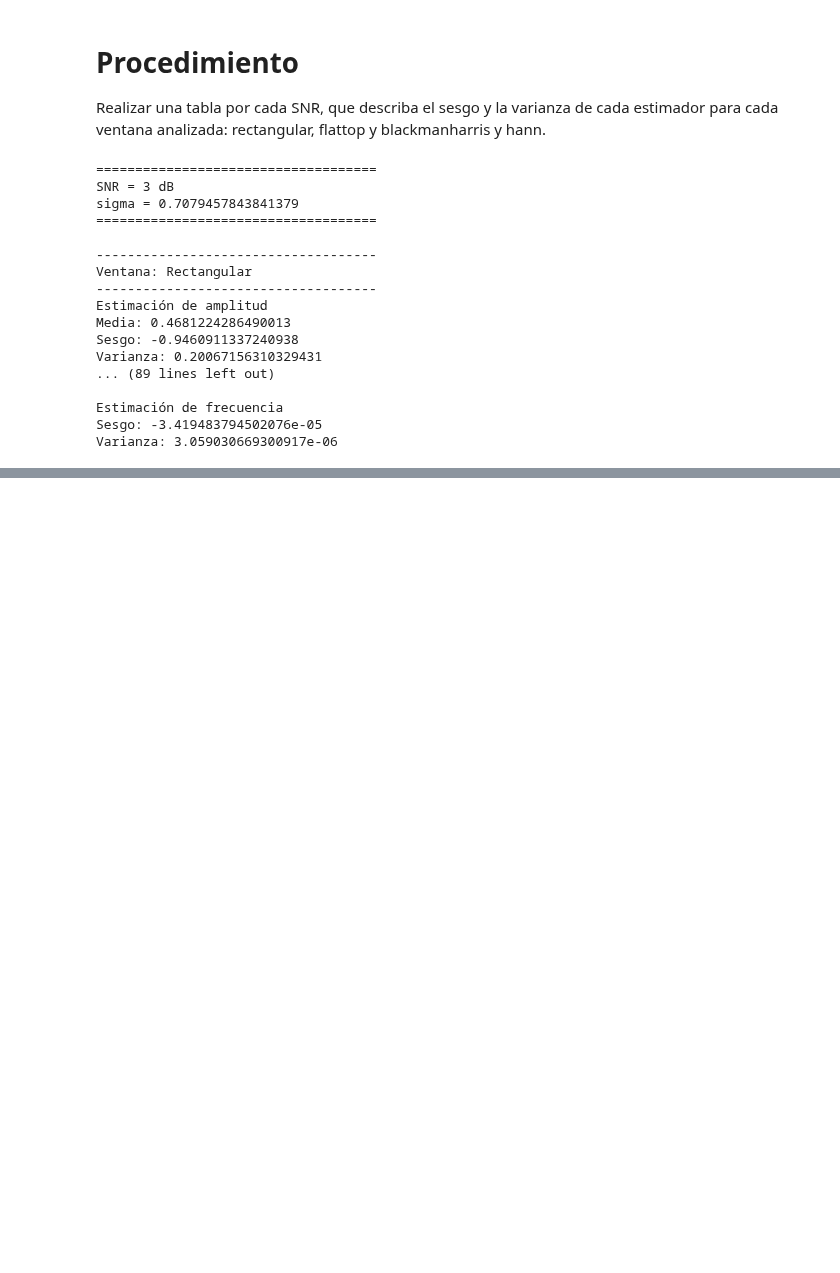
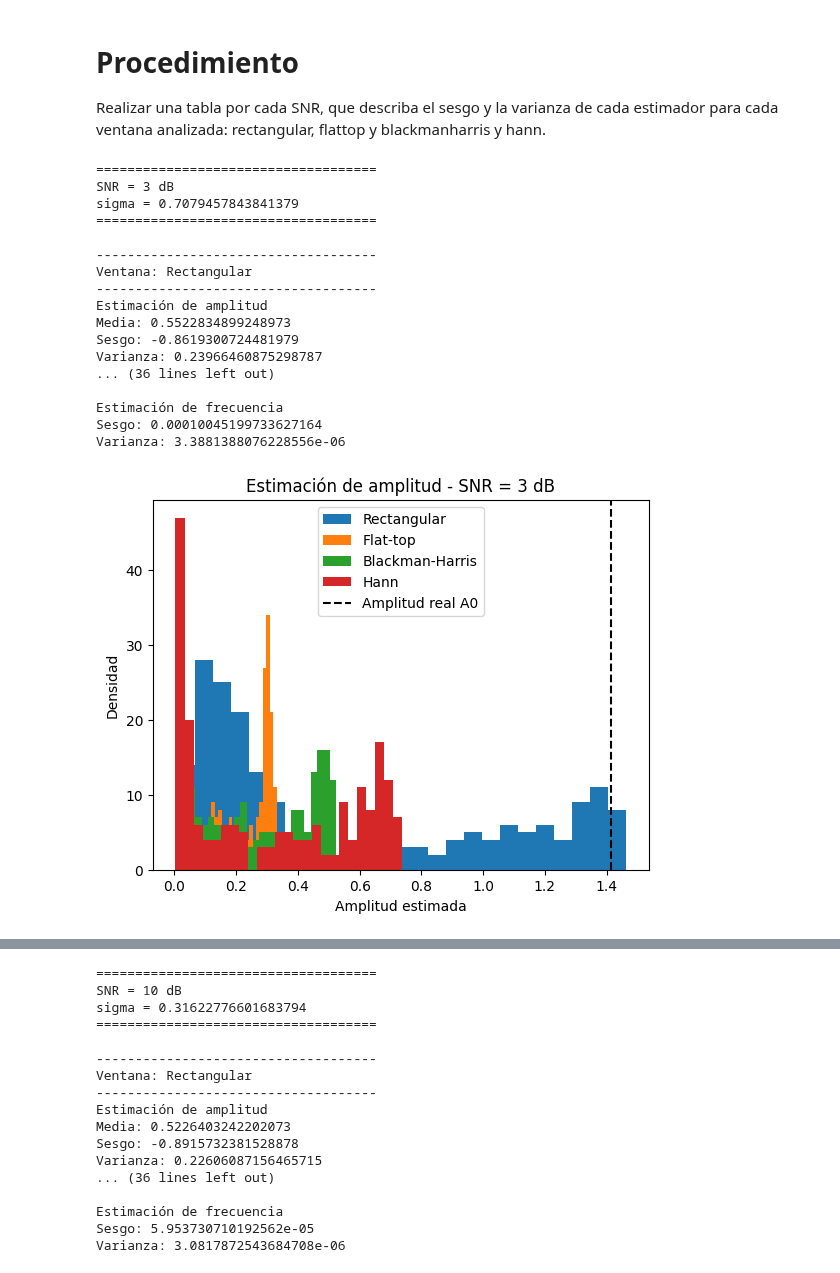
Before and after one commit to SerenaSagg/APS, a Jupyter notebook: TS4.ipynb, the cells around one changed output, grey strips where cells are left out. Drawn from its saved outputs; the diff is of its cells as text; code cells hidden in the pictures; blank space fills up the shorter version.

```diff
--- a/TS4.ipynb
+++ b/TS4.ipynb
@@ -52,6 +52,7 @@ La varianza mide la dispersión de las estimaciones alrededor de su valor medio.
 Realizar una tabla por cada SNR, que describa el sesgo y la varianza de cada estimador para cada ventana analizada: rectangular, flattop y blackmanharris y hann.
 # %%
 import numpy as np
+import matplotlib.pyplot as plt
 from scipy.signal import windows
 
 def mi_sen_omega(vmax, dc, Omega, ph, nn):
@@ -64,7 +65,7 @@ N = 1000
 M = 200
 
 Omega0 = np.pi/2
-a0 = np.sqrt(2)   # potencia senoidal = 1
+a0 = np.sqrt(2)   # potencia senoidal = 1 W
 
 SNRs = [3, 10]
 
@@ -80,6 +81,9 @@ k0 = int(Omega0/(2*np.pi/N))
 
 for SNR in SNRs:
 
+    resultados_a = {}
+    resultados_Omega = {}
+
     Ps = 1
     Pn = Ps/(10**(SNR/10))
     sigma = np.sqrt(Pn)
@@ -91,14 +95,14 @@ for SNR in SNRs:
 
     for nombre, w in ventanas.items():
 
-        # Matriz de realizaciones: M señales de N muestras
+        # Matriz: M señales de N muestras
         X = np.zeros((M, N))
 
         a_est = np.zeros(M)
         Omega_est = np.zeros(M)
         Omega_real = np.zeros(M)
 
-
+        # Generación de realizaciones
         for j in range(M):
 
             fr = np.random.uniform(-2, 2)
@@ -119,6 +123,7 @@ for SNR in SNRs:
             X[j, :] = x + ruido
 
 
+        # Estimación para cada fila
         for j in range(M):
 
             xw = X[j, :] * w
@@ -132,47 +137,81 @@ for SNR in SNRs:
             kmax = np.argmax(np.abs(Xw[:N//2]))
             Omega_est[j] = Omega[kmax]
 
+
         # Sesgo y varianza amplitud
-
-
         mu_a = np.mean(a_est)
         sesgo_a = mu_a - a0
         var_a = np.var(a_est)
 
         # Sesgo y varianza frecuencia
-
         error_Omega = Omega_est - Omega_real
 
         sesgo_Omega = np.mean(error_Omega)
         var_Omega = np.var(error_Omega)
+
+        #resultados para histogramas
+        resultados_a[nombre] = a_est.copy()
+        resultados_Omega[nombre] = error_Omega.copy()
 
         print("\n------------------------------------")
         print("Ventana:", nombre)
         print("------------------------------------")
 
         print("Estimación de amplitud")
         print("Media:", mu_a)
         print("Sesgo:", sesgo_a)
         print("Varianza:", var_a)
 
         print("\nEstimación de frecuencia")
         print("Sesgo:", sesgo_Omega)
         print("Varianza:", var_Omega)
+
+    # Histograma de amplitud
+    plt.figure()
+
+    for nombre, valores in resultados_a.items():
+        plt.hist(valores, bins=25, label=nombre)
+
+    plt.axvline(a0, color="black", linestyle="--",
+                label="Amplitud real A0")
+
+    plt.title(f"Estimación de amplitud - SNR = {SNR} dB")
+    plt.xlabel("Amplitud estimada")
+    plt.ylabel("Densidad")
+    plt.legend()
+    plt.show()
+
+
+    # Histograma de error de frecuencia
+    plt.figure()
+
+    for nombre, valores in resultados_Omega.items():
+        plt.hist(valores, bins=25, label=nombre)
+
+    plt.axvline(0, color="black", linestyle="--",
+                label="Error nulo")
+
+    plt.title(f"Error de frecuencia - SNR = {SNR} dB")
+    plt.xlabel("Error de frecuencia (rad/muestra)")
+    plt.ylabel("Densidad")
+    plt.legend()
+    plt.show()
 # %% [output]
 ====================================
 SNR = 3 dB
 sigma = 0.7079457843841379
 ====================================
 
 ------------------------------------
 Ventana: Rectangular
 ------------------------------------
 Estimación de amplitud
-Media: 0.4681224286490013
-Sesgo: -0.9460911337240938
-Varianza: 0.20067156310329431
-... (89 lines left out)
+Media: 0.5522834899248973
+Sesgo: -0.8619300724481979
+Varianza: 0.23966460875298787
+... (36 lines left out)
 
 Estimación de frecuencia
-Sesgo: -3.419483794502076e-05
-Varianza: 3.059030669300917e-06
+Sesgo: 0.00010045199733627164
+Varianza: 3.3881388076228556e-06
+[figure, added]
@@ -178,0 +219,17 @@ Varianza: 3.059030669300917e-06
+====================================
+SNR = 10 dB
+sigma = 0.31622776601683794
+====================================
+
+------------------------------------
+Ventana: Rectangular
+------------------------------------
+Estimación de amplitud
+Media: 0.5226403242202073
+Sesgo: -0.8915732381528878
+Varianza: 0.22606087156465715
+... (36 lines left out)
+
+Estimación de frecuencia
+Sesgo: 5.953730710192562e-05
+Varianza: 3.0817872543684708e-06
```
Also changed, not shown: parts of 4 cells of this notebook, 1 other file.
